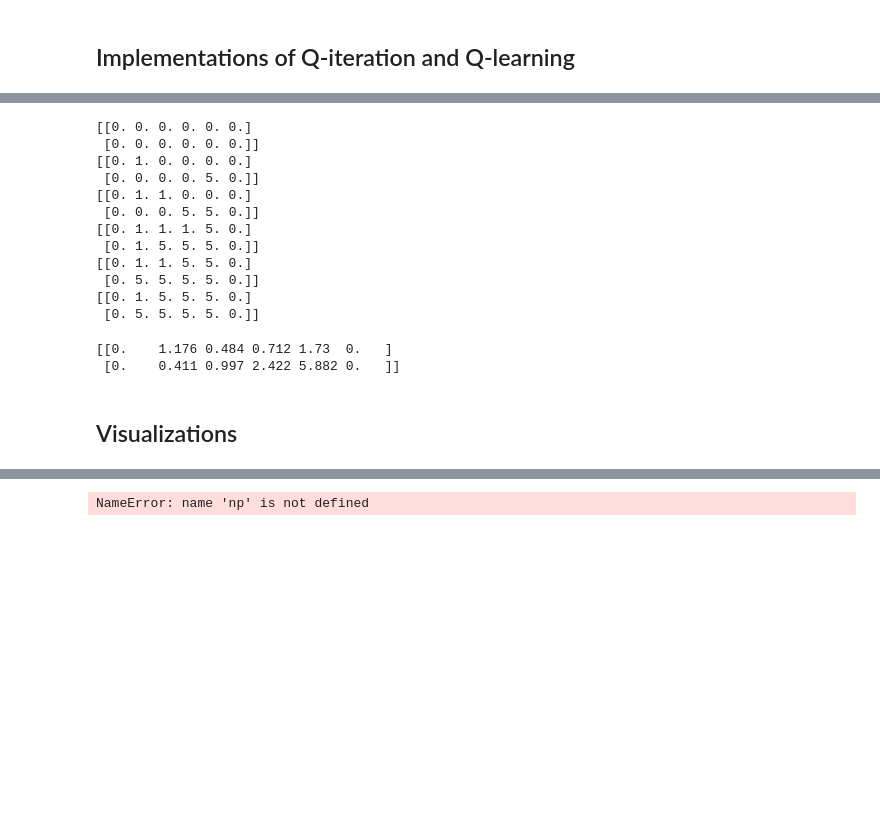
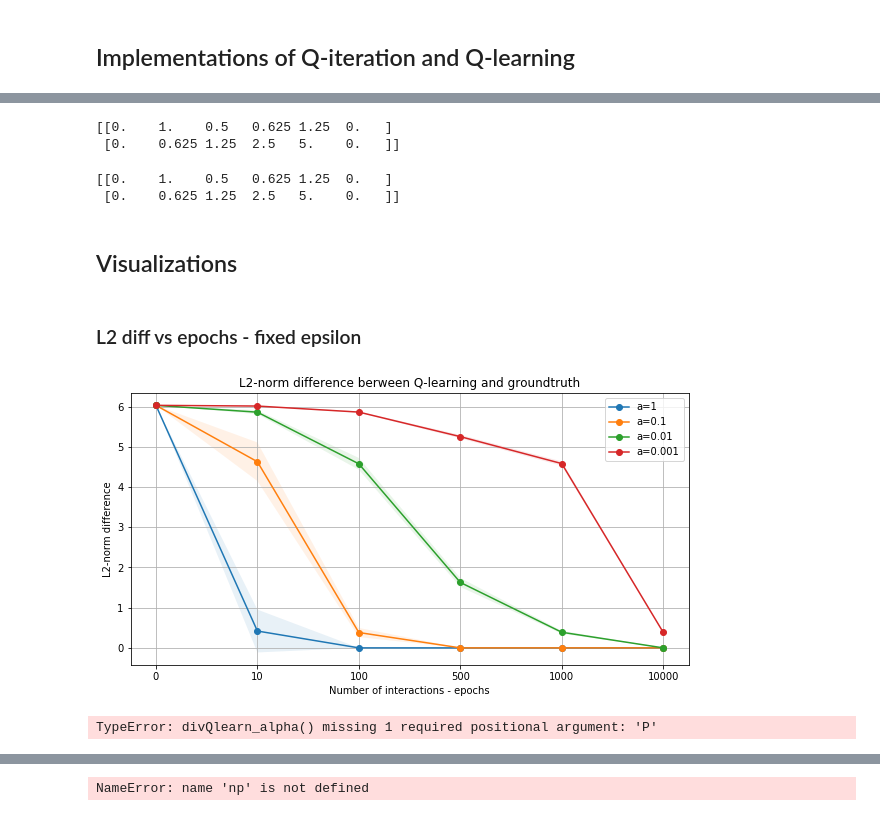
Before and after one commit to giannislelekas/IN4320-ML, a Jupyter notebook: src/Reinforcement Learning.ipynb, the cells around one changed output, grey strips where cells are left out. Drawn from its saved outputs; the diff is of its cells as text; code cells hidden in the pictures; blank space fills up the shorter version.

```diff
--- a/src/Reinforcement Learning.ipynb
+++ b/src/Reinforcement Learning.ipynb
@@ -38,7 +38,12 @@ def Q_iteration(gamma, epochs, R, P=None):
 # The implementation of Q_learning algorithm. The input parameters are the discount factor gamma, the learning rate alpha, the
 # parameter epsilon of greedy research, the number of iterations epochs and the reward matrix R. P corresponds to the
 # probability of having a broken robot, thus staying to the same state with probability P.
-def Q_learning(gamma, alpha, epsilon, epochs, R, P = None):
+def Q_learning(gamma, alpha, epsilon, epochs, R, epochs_checkpoints, P = None):
+    #if epochs_checkpoints == None:
+    #epochs_checkpoints = epochs
+    Q_check = np.zeros((len(epochs_checkpoints), R.shape[0], R.shape[1]))
+    c = 0
+
     if P == None:
         P = 0
     Q = np.zeros_like(R)
@@ -52,6 +57,10 @@ def Q_learning(gamma, alpha, epsilon, epochs, R, P = None):
         # set an arbitrary initial state. Continue if the initial state is also a terminal state.
         s = np.rint(n_states * np.random.rand()).astype(int)
         if s==0 or s==5:
+                if (ii == epochs_checkpoints).any():
+                    #print(ii)
+                    Q_check[c,:,:] = np.array(Q_next, copy = True)
+                    c += 1
                 continue
         # each episode include a number of steps updating the Q-function until the agent reaches a terminal state, when the
         # running episode ends and we move to the next iteration
@@ -59,9 +68,12 @@ def Q_learning(gamma, alpha, epsilon, epochs, R, P = None):
             # set current Q function to the value extracted from the previous iteration.
             Q = np.array(Q_next, copy = True)
 
-            # Apply ε-greedy research
+
+            # Apply ε-greedy research. The second condition applies for the case of multiple occurences of the max value.
+            # Withoout this condition the first occurence would always be returned, meaning that always the agent would take
+            # the action left
             t = np.random.rand()
-            if t<epsilon:
+            if t<epsilon or (Q[:,s] == np.amax(Q[:, s]) * np.ones_like(Q[:,s])).all:
                 a = np.rint(np.random.rand()).astype(int)
             else:
                 a = np.argmax([Q[:,s]])
@@ -69,12 +81,18 @@ def Q_learning(gamma, alpha, epsilon, epochs, R, P = None):
             # Determine the next state based on action a. Then update the Q function.
             # If we get a reward for ending up in a terminal state set end_state to true and continue with the next epoch
             s_next = 2*a - 1 + s
-            Q_next[a,s] = Q[a,s] + alpha * (R[a,s] + gamma * np.amax([(1-P)*Q[:,s_next] + P*Q[:, s]]) - Q[a,s])
+            Q_next[a,s] =  Q[a,s] + alpha * (R[a,s] + gamma * np.amax([(1-P)*Q[:,s_next] + P*Q[:, s]]) - Q[a,s])
             #Q_next[a,s] = Q[a,s] + alpha/(ii+1) * (R[a,s] + gamma * max(Q[:,s_next]) - Q[a,s])
             if R[a,s]>0:
                 end_state = True
             s = s_next
         end_state = False
+        if ((ii == epochs_checkpoints).any()):
+            #print(ii)
+            Q_check[c,:,:] = np.array(Q, copy = True)
+            c += 1
 
     Q = np.array(Q_next, copy = True)
-    return Q
+    #Q_check[c,:,:] = np.array(Q, copy = True)
+
+    return Q_check
@@ -81,6 +123,6 @@ def Q_learning(gamma, alpha, epsilon, epochs, R, P = None):
 # %%
 epochs = 1000
-gamma = 1
+gamma = 0.5
 
 Q = np.zeros((2,6))
 R = np.zeros_like(Q)
@@ -90,23 +132,13 @@ R[1,4] = 5
 QQ = Q_iteration(gamma, 1000, R, 0)
 print(np.round(QQ, 6))
 # %% [output]
-[[0. 0. 0. 0. 0. 0.]
- [0. 0. 0. 0. 0. 0.]]
-[[0. 1. 0. 0. 0. 0.]
- [0. 0. 0. 0. 5. 0.]]
-[[0. 1. 1. 0. 0. 0.]
- [0. 0. 0. 5. 5. 0.]]
-[[0. 1. 1. 1. 5. 0.]
- [0. 1. 5. 5. 5. 0.]]
-[[0. 1. 1. 5. 5. 0.]
- [0. 5. 5. 5. 5. 0.]]
-[[0. 1. 5. 5. 5. 0.]
- [0. 5. 5. 5. 5. 0.]]
+[[0.    1.    0.5   0.625 1.25  0.   ]
+ [0.    0.625 1.25  2.5   5.    0.   ]]
 # %%
-QQ = Q_learning(gamma, alpha, epsilon, 10000, R, 0.3)
-print(np.round(QQ, 3))
+QQ = Q_learning(gamma, 0.1,  0, 12000, R, 0)
+print(QQ)
 # %% [output]
-[[0.    1.176 0.484 0.712 1.73  0.   ]
- [0.    0.411 0.997 2.422 5.882 0.   ]]
+[[0.    1.    0.5   0.625 1.25  0.   ]
+ [0.    0.625 1.25  2.5   5.    0.   ]]
 # %% [markdown]
 ## Visualizations
@@ -143,0 +203,28 @@ def divQlearn(Q_star, gamma, alpha, epsilon, epochs, rep, R, P):
+# %% [markdown]
+### L2 diff vs epochs - fixed epsilon
+# %%
+epochs_checkpoints = np.array([0, 10, 100, 500, 1000, 10000])
+epochs = 10001
+Q_star = np.array([[0.0, 1.0, 0.5, 0.625, 1.25, 0.0], [0.0, 0.625, 1.25, 2.5, 5.0, 0.0]])
+
+gamma = 0.5
+alpha = [1, 0.1, 0.01, 0.001]
+epsilon = 0
+rep = 20
+
+divQlearn_alpha(Q_star, 0.5, alpha, epsilon, epochs, rep, R, epochs_checkpoints, 0)
+# %% [output]
+[figure, added]
+# %%
+epochs = np.array([0, 10, 100, 500, 1000, 10000])
+Q_star = np.array([[0.0, 1.0, 0.5, 0.625, 1.25, 0.0], [0.0, 0.625, 1.25, 2.5, 5.0, 0.0]])
+#print(Q_star)
+
+gamma = 0.5
+alpha = [1, 0.1, 0.01, 0.001]
+epsilon = 0.1
+rep = 5
+
+divQlearn_alpha(Q_star, 0.5, alpha, epsilon, epochs, rep, R, 0)
+# %% [output]
+TypeError: divQlearn_alpha() missing 1 required positional argument: 'P'
```
Also changed, not shown: parts of 19 cells of this notebook.
